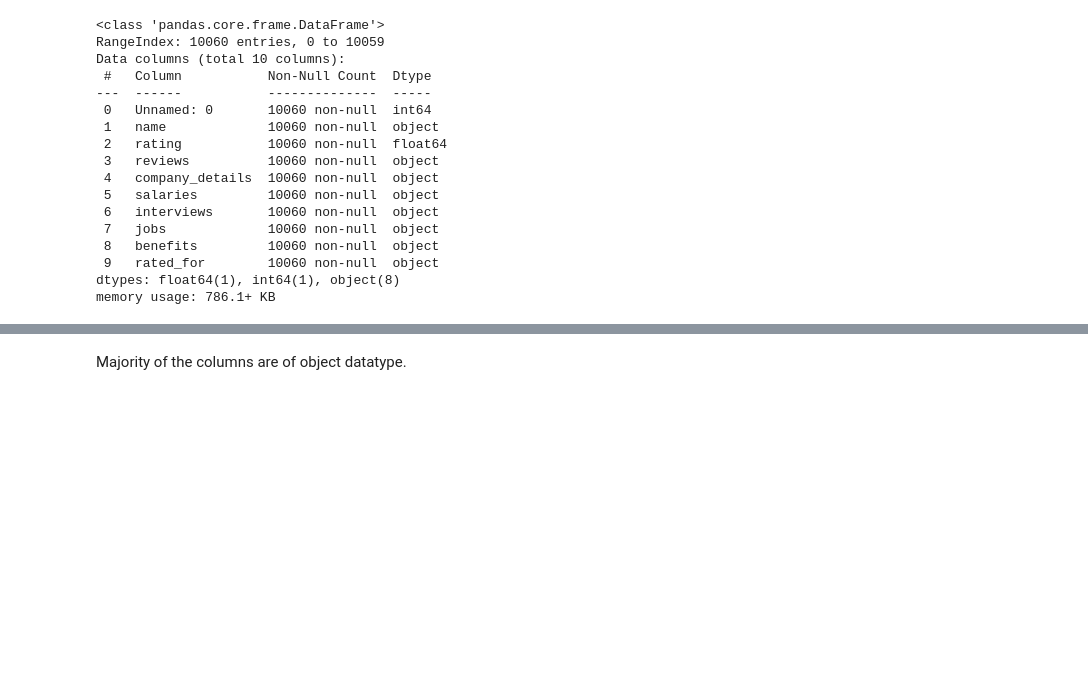
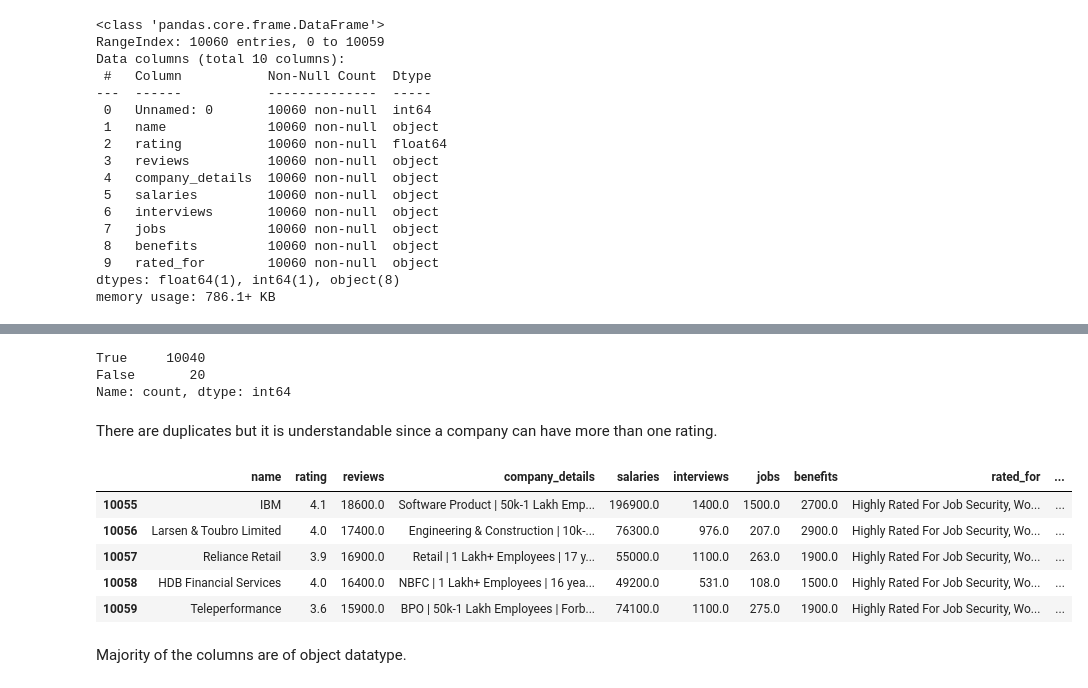
Before and after one commit to Dikeola/data-analysis_portfolio, a Jupyter notebook: companies-in-india.ipynb, the cells around one changed output, grey strips where cells are left out. Saved outputs shown, nothing was run; the diff lists cells and outputs as text; code cells hidden in the pictures; blank space fills up the shorter version.

```diff
--- a/companies-in-india.ipynb
+++ b/companies-in-india.ipynb
@@ -45,3 +62,20 @@ memory usage: 786.1+ KB
+# %%
+companies.duplicated(subset='name').value_counts()
+# %% [output]
+True     10040
+False       20
+Name: count, dtype: int64
+# %% [markdown]
+There are duplicates but it is understandable since a company can have more than one rating.
+# %%
+companies.tail()
+# %% [output]
+|  | name | rating | reviews | company_details | salaries | interviews | jobs | benefits | rated_for | ... |
+| 10055 | IBM | 4.1 | 18600.0 | Software Product | 50k-1 Lakh Emp... | 196900.0 | 1400.0 | 1500.0 | 2700.0 | Highly Rated For Job Security, Wo... | ... |
+| 10056 | Larsen & Toubro Limited | 4.0 | 17400.0 | Engineering & Construction | 10k-... | 76300.0 | 976.0 | 207.0 | 2900.0 | Highly Rated For Job Security, Wo... | ... |
+| 10057 | Reliance Retail | 3.9 | 16900.0 | Retail | 1 Lakh+ Employees | 17 y... | 55000.0 | 1100.0 | 263.0 | 1900.0 | Highly Rated For Job Security, Wo... | ... |
+| 10058 | HDB Financial Services | 4.0 | 16400.0 | NBFC | 1 Lakh+ Employees | 16 yea... | 49200.0 | 531.0 | 108.0 | 1500.0 | Highly Rated For Job Security, Wo... | ... |
+| 10059 | Teleperformance | 3.6 | 15900.0 | BPO | 50k-1 Lakh Employees | Forb... | 74100.0 | 1100.0 | 275.0 | 1900.0 | Highly Rated For Job Security, Wo... | ... |
 # %% [markdown]
 Majority of the columns are of object datatype.
 # %%
```
Also changed, not shown: parts of 3 cells of this notebook.
